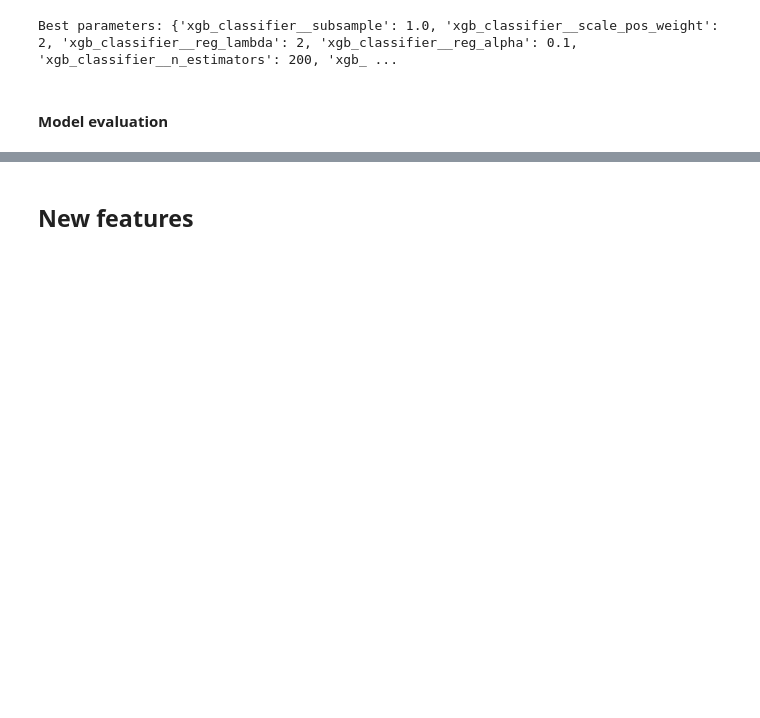
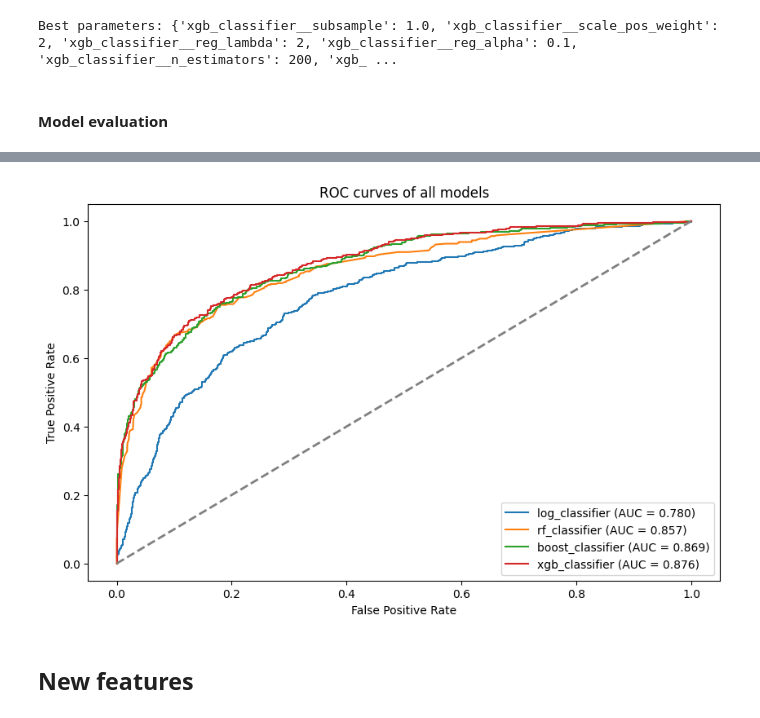
Before and after one commit to raydiwill/customers-churm-ml-app, a Jupyter notebook: notebook/best_model.ipynb, the cells around one changed output, grey strips where cells are left out. Drawn from its saved outputs; the diff is of its cells as text; code cells hidden in the pictures; blank space fills up the shorter version.

```diff
--- a/notebook/best_model.ipynb
+++ b/notebook/best_model.ipynb
@@ -79,7 +77,7 @@ def plot_roc_curves(pipelines, X_train, y_train, X_test, y_test):
         fpr, tpr, _ = roc_curve(y_test, y_pred_proba)
         roc_auc = auc(fpr, tpr)
 
-        plt.plot(fpr, tpr, label=f"{pipeline.steps[1][0]} (AUC = {roc_auc:.3f})")
+        plt.plot(fpr, tpr, label=f"{pipeline.steps[3][0]} (AUC = {roc_auc:.3f})")
 
     plt.plot(
         [0, 1], [0, 1], linestyle="--", color="gray", linewidth=2
@@ -1132,3 +1209,7 @@ results_df_6
+# %%
+plot_roc_curves(new_pipes, X_train_1, y_train_1, X_test_1, y_test_1)
+# %% [output]
+[figure, added]
 # %% [markdown]
 ## New features
 # %%
```
Also changed, not shown: parts of 5 cells of this notebook.
